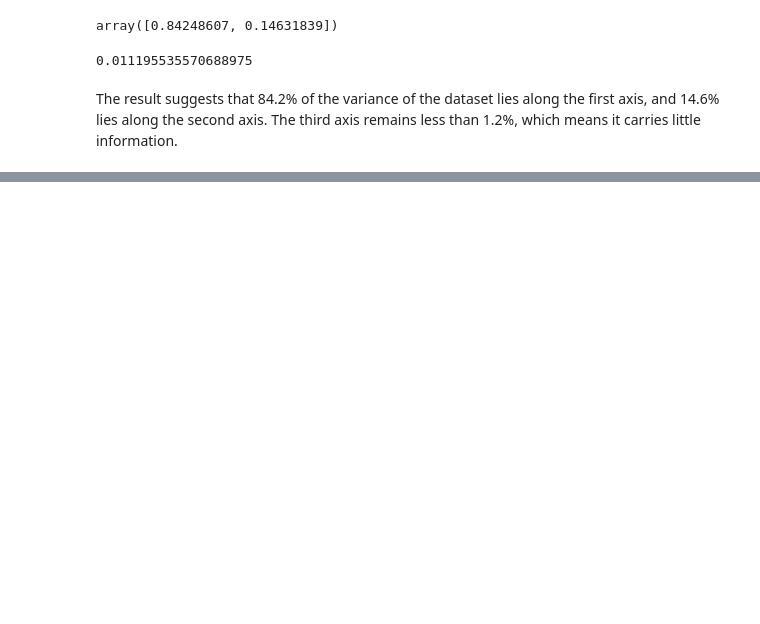
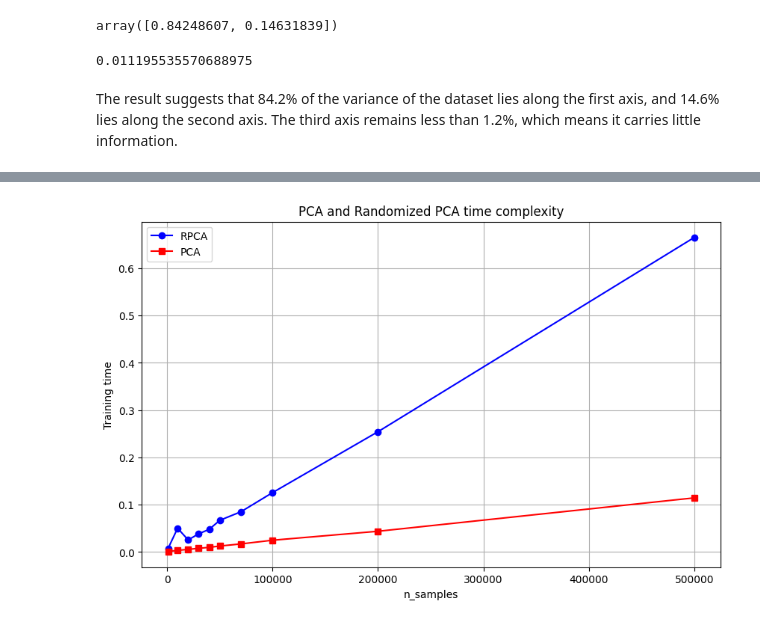
Before and after one commit to Ivan-Grigorev/Hands_On_ML, a Jupyter notebook: chapter_08.ipynb, the cells around one changed output, grey strips where cells are left out. Saved outputs shown, nothing was run; the diff lists cells and outputs as text; code cells hidden in the pictures; blank space fills up the shorter version.

```diff
--- a/chapter_08.ipynb
+++ b/chapter_08.ipynb
@@ -143,0 +296,7 @@ The result suggests that 84.2% of the variance of the dataset lies along the fir
+# %%
+rnd_pca = PCA(
+    n_components=154,
+    svd_solver='randomized',
+    random_state=42
+)
+X_reduced = rnd_pca.fit_transform(X_train)
@@ -143,0 +365,12 @@ The result suggests that 84.2% of the variance of the dataset lies along the fir
+# %%
+X_mm = np.memmap(
+    filename,
+    dtype="float32",
+    mode="readonly",
+    shape=(m, n)
+)
+
+batch_size = m // n_batches
+
+inc_pca = IncrementalPCA(n_components=154, batch_size=batch_size)
+inc_pca.fit(X_mm)
@@ -143,0 +429,60 @@ The result suggests that 84.2% of the variance of the dataset lies along the fir
+# %%
+times_rpca = []
+times_pca = []
+sizes = [
+    1000,
+    10000,
+    20000,
+    30000,
+    40000,
+    50000,
+    70000,
+    100000,
+    200000,
+    500000
+]
+
+for n_samples in sizes:
+    X = np.random.randn(n_samples, 5)
+
+    pca = PCA(
+        n_components=2,
+        svd_solver='randomized',
+        random_state=42
+    )
+    t1 = time()
+    pca.fit(X)
+    t2 = time()
+    times_rpca.append(t2 - t1)
+
+    pca = PCA(
+        n_components=2,
+        svd_solver='full'
+    )
+    t1 = time()
+    pca.fit(X)
+    t2 = time()
+    times_pca.append(t2 - t1)
+
+plt.figure(figsize=(10, 6))
+
+plt.plot(
+    sizes,
+    times_rpca,
+    'b-o',
+    label='RPCA',
+)
+plt.plot(
+    sizes,
+    times_pca,
+    'r-s',
+    label='PCA'
+)
+plt.xlabel('n_samples')
+plt.ylabel('Training time')
+plt.legend(loc='upper left')
+plt.title('PCA and Randomized PCA time complexity')
+plt.grid(True)
+plt.show()
+# %% [output]
+[figure, added]
```
Also changed, not shown: parts of 51 cells of this notebook.
